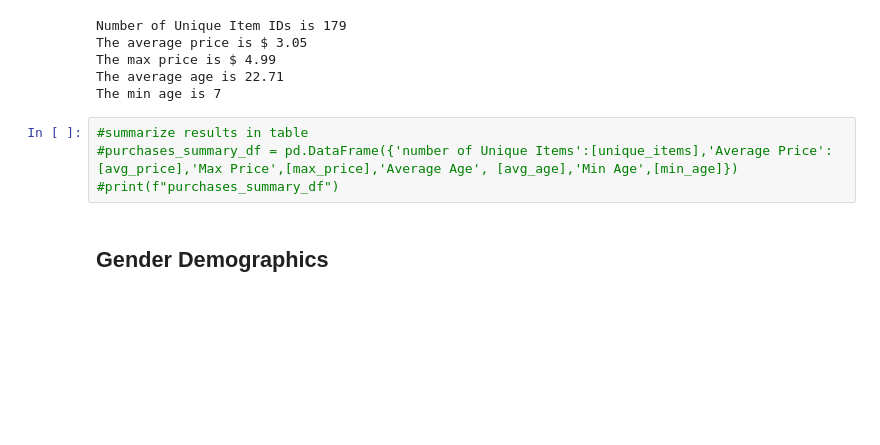
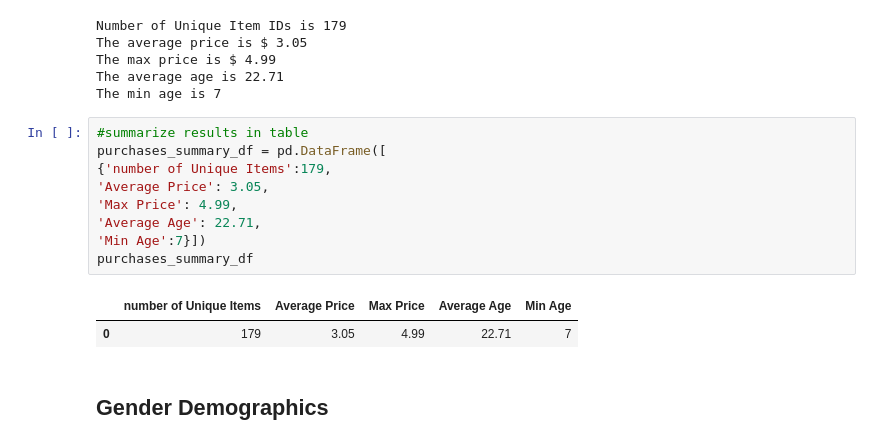
Before and after one commit to krissykodes/Pandas, a Jupyter notebook: HeroesOfPymoli_starter.ipynb, the cells around one changed output. Drawn from its saved outputs; the diff is of its cells as text; blank space fills up the shorter version.

```diff
--- a/HeroesOfPymoli_starter.ipynb
+++ b/HeroesOfPymoli_starter.ipynb
@@ -94,8 +79,16 @@ The average age is 22.71
 The min age is 7
 # %%
 #summarize results in table
-#purchases_summary_df = pd.DataFrame({'number of Unique Items':[unique_items],'Average Price': [avg_price],'Max Price',[max_price],'Average Age', [avg_age],'Min Age',[min_age]})
-#print(f"purchases_summary_df")
+purchases_summary_df = pd.DataFrame([
+{'number of Unique Items':179,
+'Average Price': 3.05,
+'Max Price': 4.99,
+'Average Age': 22.71,
+'Min Age':7}])
+purchases_summary_df
+# %% [output]
+|  | number of Unique Items | Average Price | Max Price | Average Age | Min Age |
+| 0 | 179 | 3.05 | 4.99 | 22.71 | 7 |
 # %% [markdown]
 ## Gender Demographics
 # %% [markdown]
```
Also changed, not shown: parts of 6 cells of this notebook.
